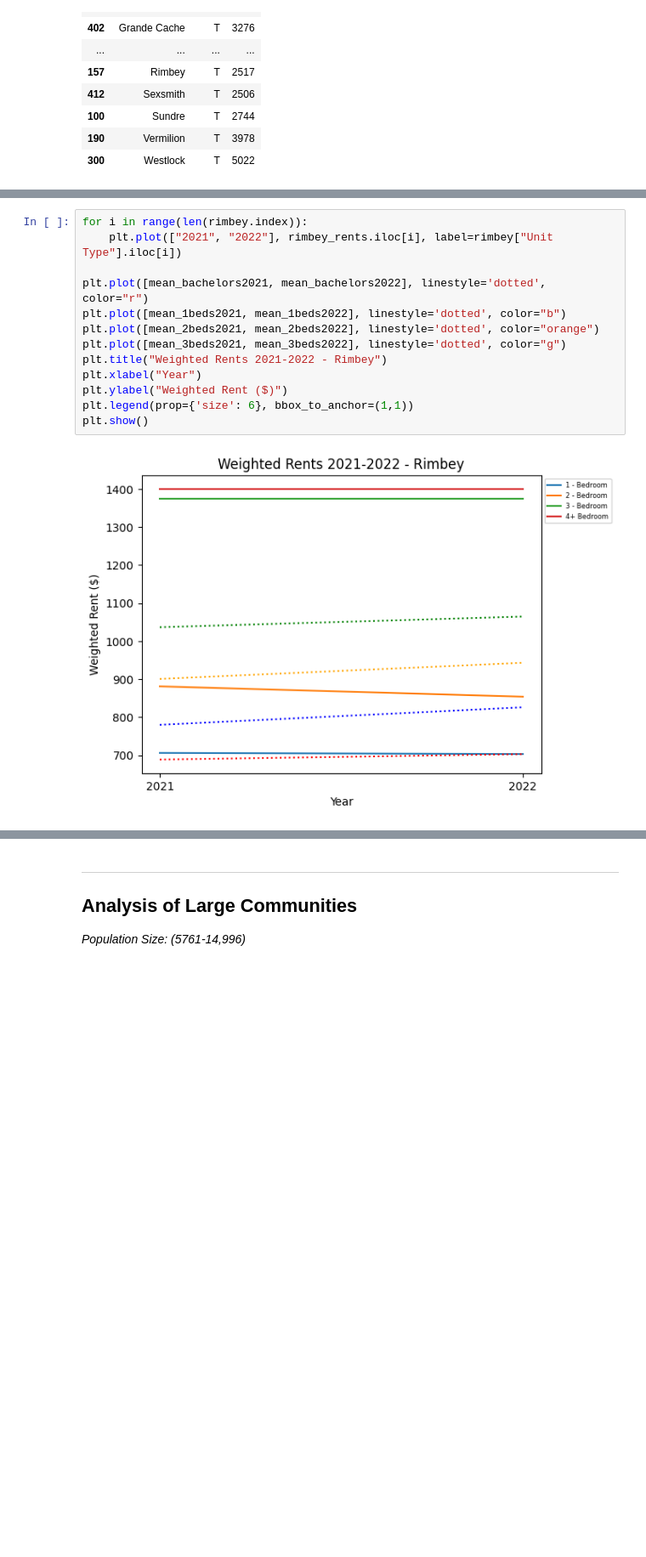
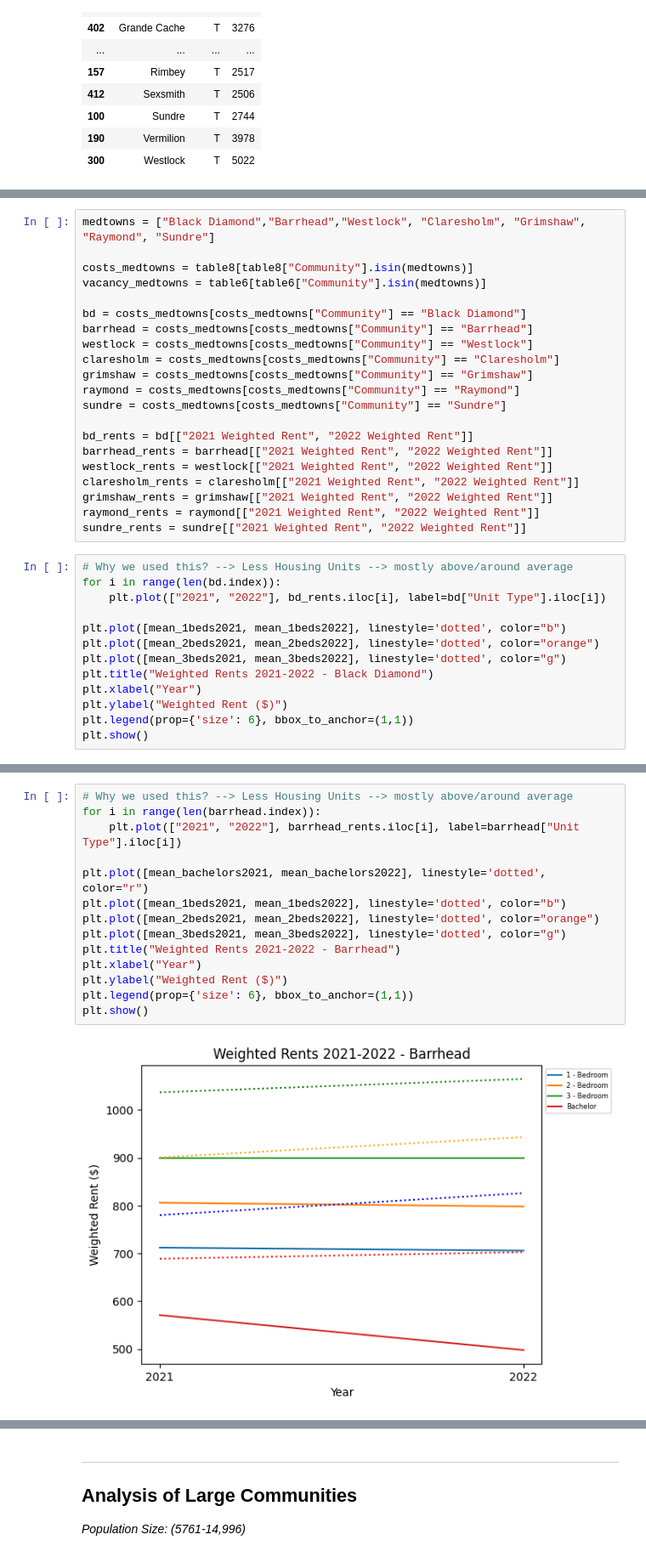
Before and after one commit to Mathemusician1729/DATA-221-Project, a Jupyter notebook: 221-Project.ipynb, the cells around one changed output, grey strips where cells are left out. Shown at 85% size. Saved outputs shown, nothing was run; the diff lists cells and outputs as text; blank space fills up the shorter version.

Commit message:
Finsihed graphin big towns

```diff
--- a/221-Project.ipynb
+++ b/221-Project.ipynb
@@ -555,0 +540,34 @@ claresholm_rents = claresholm[["2021 Weighted Rent", "2022 Weighted Rent"]]
+# %%
+medtowns = ["Black Diamond","Barrhead","Westlock", "Claresholm", "Grimshaw", "Raymond", "Sundre"]
+
+costs_medtowns = table8[table8["Community"].isin(medtowns)]
+vacancy_medtowns = table6[table6["Community"].isin(medtowns)]
+
+bd = costs_medtowns[costs_medtowns["Community"] == "Black Diamond"]
+barrhead = costs_medtowns[costs_medtowns["Community"] == "Barrhead"]
+westlock = costs_medtowns[costs_medtowns["Community"] == "Westlock"]
+claresholm = costs_medtowns[costs_medtowns["Community"] == "Claresholm"]
+grimshaw = costs_medtowns[costs_medtowns["Community"] == "Grimshaw"]
+raymond = costs_medtowns[costs_medtowns["Community"] == "Raymond"]
+sundre = costs_medtowns[costs_medtowns["Community"] == "Sundre"]
+
+bd_rents = bd[["2021 Weighted Rent", "2022 Weighted Rent"]]
+barrhead_rents = barrhead[["2021 Weighted Rent", "2022 Weighted Rent"]]
+westlock_rents = westlock[["2021 Weighted Rent", "2022 Weighted Rent"]]
+claresholm_rents = claresholm[["2021 Weighted Rent", "2022 Weighted Rent"]]
+grimshaw_rents = grimshaw[["2021 Weighted Rent", "2022 Weighted Rent"]]
+raymond_rents = raymond[["2021 Weighted Rent", "2022 Weighted Rent"]]
+sundre_rents = sundre[["2021 Weighted Rent", "2022 Weighted Rent"]]
+# %%
+# Why we used this? --> Less Housing Units --> mostly above/around average
+for i in range(len(bd.index)):
+    plt.plot(["2021", "2022"], bd_rents.iloc[i], label=bd["Unit Type"].iloc[i])
+
+plt.plot([mean_1beds2021, mean_1beds2022], linestyle='dotted', color="b")
+plt.plot([mean_2beds2021, mean_2beds2022], linestyle='dotted', color="orange")
+plt.plot([mean_3beds2021, mean_3beds2022], linestyle='dotted', color="g")
+plt.title("Weighted Rents 2021-2022 - Black Diamond")
+plt.xlabel("Year")
+plt.ylabel("Weighted Rent ($)")
+plt.legend(prop={'size': 6}, bbox_to_anchor=(1,1))
+plt.show()
@@ -556,16 +576,17 @@ claresholm_rents = claresholm[["2021 Weighted Rent", "2022 Weighted Rent"]]
 # %%
-for i in range(len(rimbey.index)):
-    plt.plot(["2021", "2022"], rimbey_rents.iloc[i], label=rimbey["Unit Type"].iloc[i])
+# Why we used this? --> Less Housing Units --> mostly above/around average
+for i in range(len(barrhead.index)):
+    plt.plot(["2021", "2022"], barrhead_rents.iloc[i], label=barrhead["Unit Type"].iloc[i])
 
 plt.plot([mean_bachelors2021, mean_bachelors2022], linestyle='dotted', color="r")
 plt.plot([mean_1beds2021, mean_1beds2022], linestyle='dotted', color="b")
 plt.plot([mean_2beds2021, mean_2beds2022], linestyle='dotted', color="orange")
 plt.plot([mean_3beds2021, mean_3beds2022], linestyle='dotted', color="g")
-plt.title("Weighted Rents 2021-2022 - Rimbey")
+plt.title("Weighted Rents 2021-2022 - Barrhead")
 plt.xlabel("Year")
 plt.ylabel("Weighted Rent ($)")
 plt.legend(prop={'size': 6}, bbox_to_anchor=(1,1))
 plt.show()
 # %% [output]
-[figure, old version]
+[figure, new version]
 # %%
```
Also changed, not shown: parts of 31 cells of this notebook.
